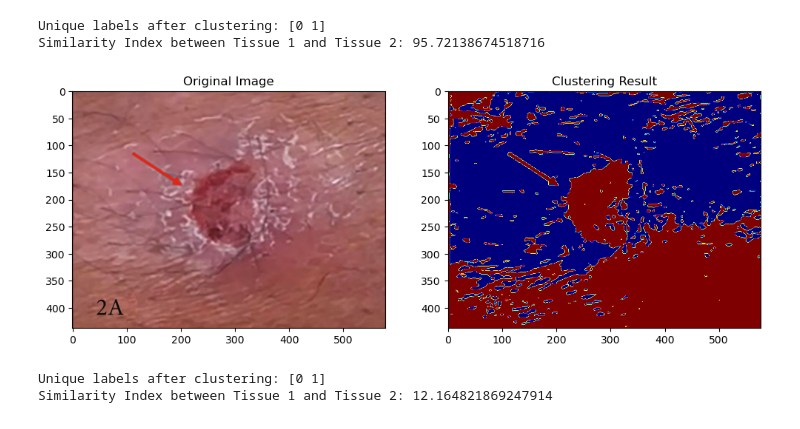
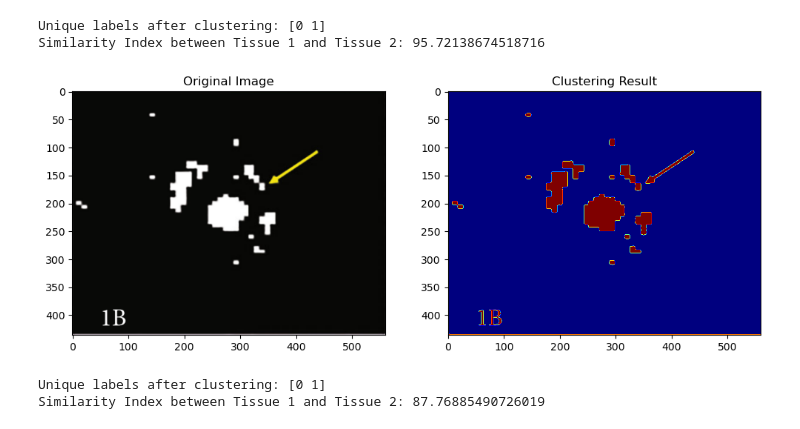
Before and after one commit to AmdPathirana/img_processing-, a Jupyter notebook: similarity_index/SimilarityIndex.ipynb, the cells around one changed output. Drawn from its saved outputs; the diff is of its cells as text; code cells hidden in the pictures.

```diff
--- a/similarity_index/SimilarityIndex.ipynb
+++ b/similarity_index/SimilarityIndex.ipynb
@@ -879,7 +879,7 @@ def calculate_similarity(mean_color1, mean_color2):
     return similarity
 
 # Load the image
-image_path = '4.png'
+image_path = '2.png'
 image = cv2.imread(image_path)
 
 if image is None:
@@ -901,33 +901,33 @@ labels = kmeans.fit_predict(pixels)
 
 # Reshape the labels
 labels = labels.reshape(lab_image.shape[:2])
 
 # Visualize the original image and clustering result
 fig, ax = plt.subplots(1, 2, figsize=(12, 6))
 ax[0].imshow(image)
 ax[0].set_title('Original Image')
 ax[1].imshow(labels, cmap='jet')
 ax[1].set_title('Clustering Result')
 plt.show()
 
 # Check the number of unique labels
 unique_labels = np.unique(labels)
 print(f"Unique labels after clustering: {unique_labels}")
 
 if len(unique_labels) != 2:
     print("Error: k-means did not produce two distinct regions.")
     exit()
 
 # Calculate mean color values for each cluster
 mean_color_tissue1 = calculate_mean_color_from_label(lab_image, labels, unique_labels[0])
 mean_color_tissue2 = calculate_mean_color_from_label(lab_image, labels, unique_labels[1])
 
 # Calculate similarity index
 similarity_index = calculate_similarity(mean_color_tissue1, mean_color_tissue2)
 
 # Print the similarity index
 print("Similarity Index between Tissue 1 and Tissue 2:", similarity_index)
 # %% [output]
-[figure, old version]
+[figure, new version]
 Unique labels after clustering: [0 1]
-Similarity Index between Tissue 1 and Tissue 2: 12.164821869247914
+Similarity Index between Tissue 1 and Tissue 2: 87.76885490726019
```
Also changed, not shown: 6 other files.
